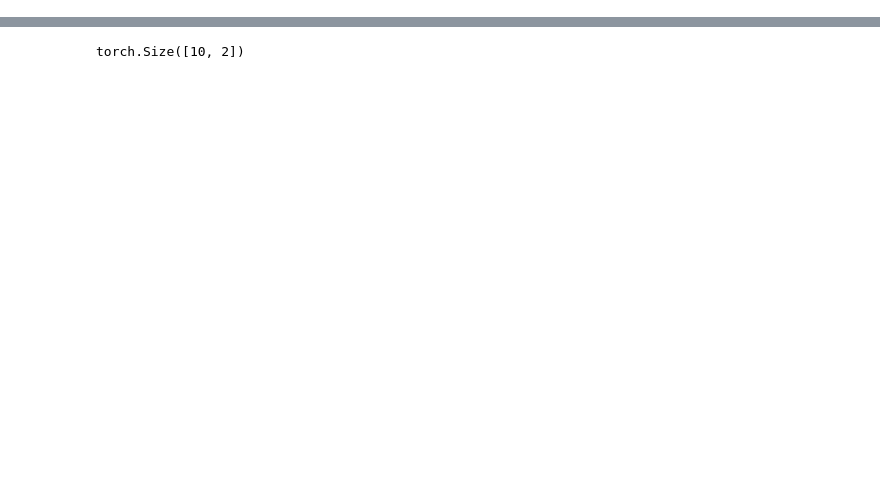
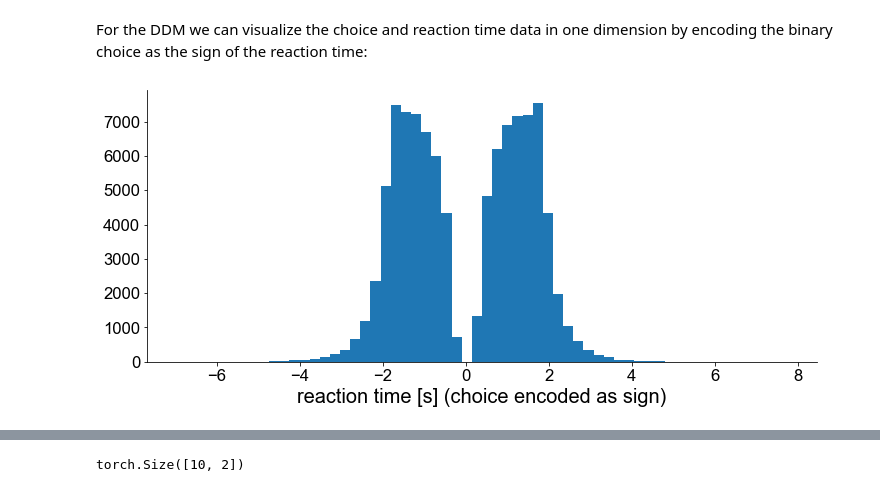
Before and after one commit to mackelab/mnle-for-ddms, a Jupyter notebook: notebooks/MNLE-Tutorial.ipynb, the cells around one changed output, grey strips where cells are left out. Cells and saved outputs as stored; diff of their text form; code cells hidden in the pictures; blank space fills up the shorter version.

```diff
--- a/notebooks/MNLE-Tutorial.ipynb
+++ b/notebooks/MNLE-Tutorial.ipynb
@@ -30,22 +43,26 @@ task = sbibm.get_task("ddm")
 prior = task.get_prior_dist()
 simulator = task.get_simulator()
 # %%
-# Generate training data (local Julia installation required) or load from disk.
-julia_available = False
+# Load training data from disk.
 N = 100000
 
-if julia_available:
-    theta = prior.sample((N,))
-    x = simulator(theta)
-else:
-    with open("../data/ddm_training_data.p", "rb") as fh:
-        theta, x, *_ = pickle.load(fh).values()
+with open("../data/ddm_training_data.p", "rb") as fh:
+    theta, x, tho, xos = pickle.load(fh).values()
 
 theta = theta[:N]
 x = x[:N]
+
 # The DDM simulator returns choices encoded as sign of the reaction times, decode:
 rts = abs(x)
 choices = torch.ones_like(x)
 choices[x < 0] = 0
 # Concatenate theta and choices for conditional flow training below.
 theta_and_choices = torch.cat((theta, choices), dim=1)
+# %% [markdown]
+For the DDM we can visualize the choice and reaction time data in one dimension by encoding the binary choice as the sign of the reaction time:
+# %%
+plt.figure(figsize=(12, 5))
+plt.hist(x.numpy(), bins=60)
+plt.xlabel("reaction time [s] (choice encoded as sign)");
+# %% [output]
+[figure, added]
```
Also changed, not shown: parts of 39 cells of this notebook, 2 other files.
